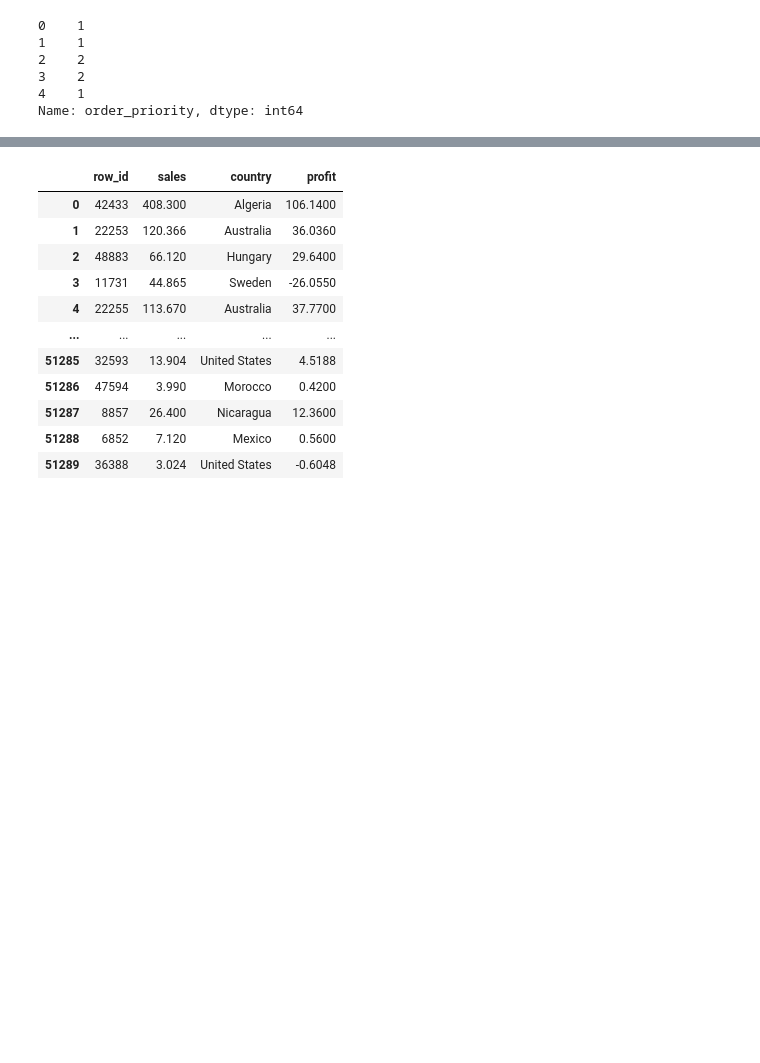
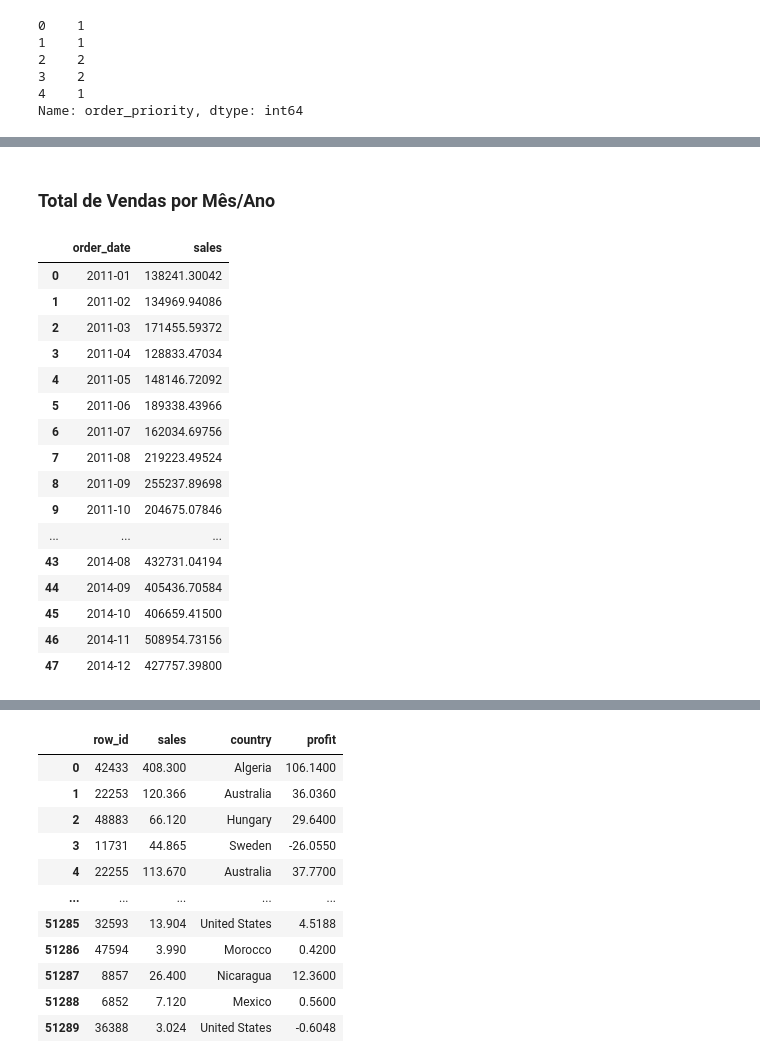
Before and after one commit to vector-b/alipaga_store_sales, a Jupyter notebook: Case.ipynb, the cells around one changed output, grey strips where cells are left out. Saved outputs shown, nothing was run; the diff lists cells and outputs as text; code cells hidden in the pictures; blank space fills up the shorter version.

```diff
--- a/Case.ipynb
+++ b/Case.ipynb
@@ -82,0 +103,22 @@ Name: order_priority, dtype: int64
+# %% [markdown]
+### Total de Vendas por Mês/Ano
+# %%
+sales_month
+# %% [output]
+|  | order_date | sales |
+| 0 | 2011-01 | 138241.30042 |
+| 1 | 2011-02 | 134969.94086 |
+| 2 | 2011-03 | 171455.59372 |
+| 3 | 2011-04 | 128833.47034 |
+| 4 | 2011-05 | 148146.72092 |
+| 5 | 2011-06 | 189338.43966 |
+| 6 | 2011-07 | 162034.69756 |
+| 7 | 2011-08 | 219223.49524 |
+| 8 | 2011-09 | 255237.89698 |
+| 9 | 2011-10 | 204675.07846 |
+| ... | ... | ... |
+| 43 | 2014-08 | 432731.04194 |
+| 44 | 2014-09 | 405436.70584 |
+| 45 | 2014-10 | 406659.41500 |
+| 46 | 2014-11 | 508954.73156 |
+| 47 | 2014-12 | 427757.39800 |
```
Also changed, not shown: parts of 41 cells of this notebook.
